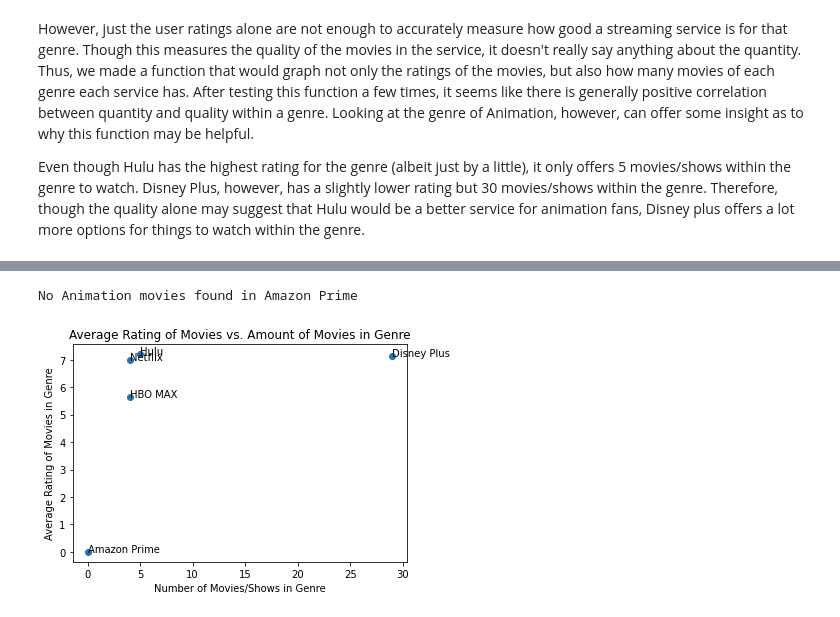
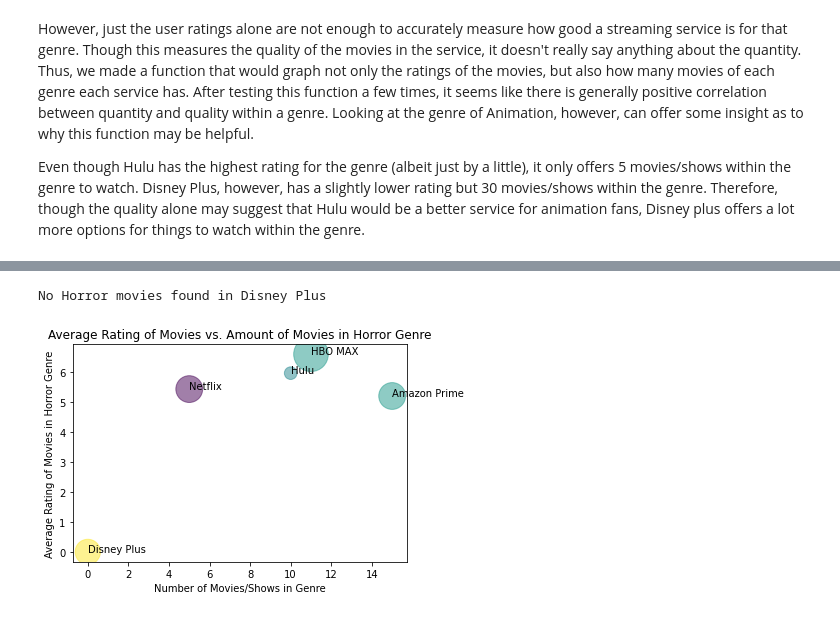
Before and after one commit to olincollege/superior-streaming-service, a Jupyter notebook: superior-movie-service.ipynb, the cells around one changed output, grey strips where cells are left out. Saved outputs shown, nothing was run; the diff lists cells and outputs as text; code cells hidden in the pictures.

```diff
--- a/superior-movie-service.ipynb
+++ b/superior-movie-service.ipynb
@@ -60,6 +67,6 @@ Even though Hulu has the highest rating for the genre (albeit just by a little),
 # %%
 import api
-api.bubble_plot_genre("Animation")
+api.bubble_plot_genre("Horror", student=True)
 # %% [output]
-No Animation movies found in Amazon Prime
+No Horror movies found in Disney Plus
-[figure, old version]
+[figure, new version]
```
Also changed, not shown: parts of 4 cells of this notebook, 1 other file.
